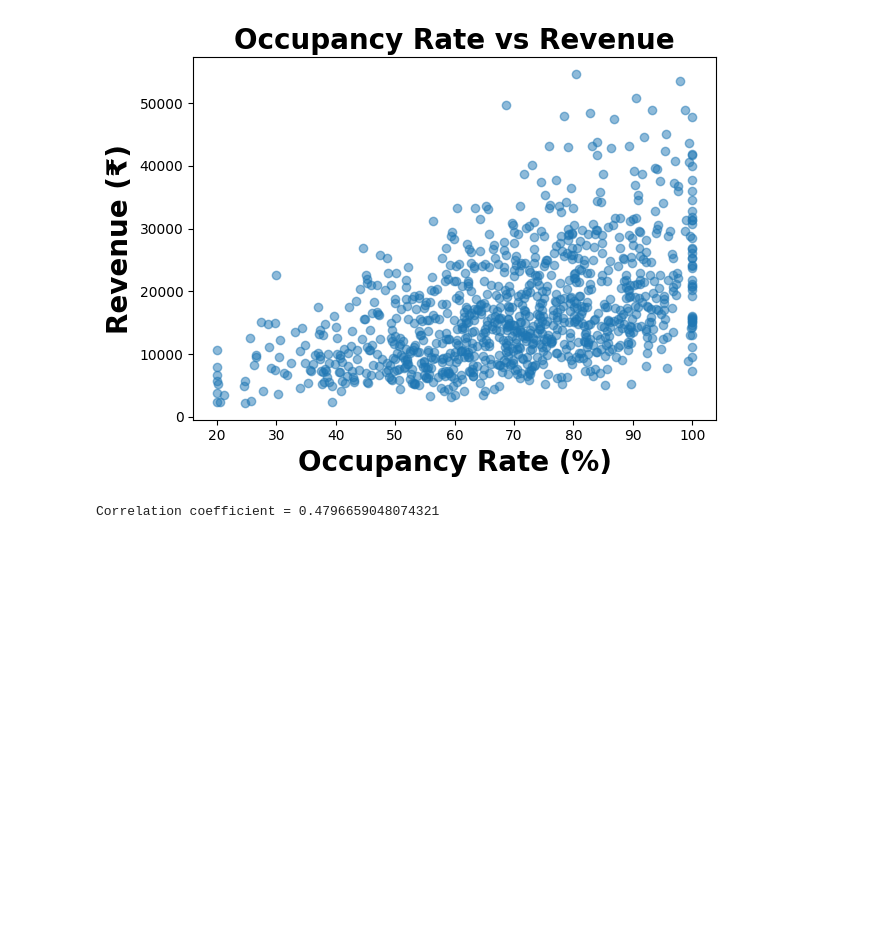
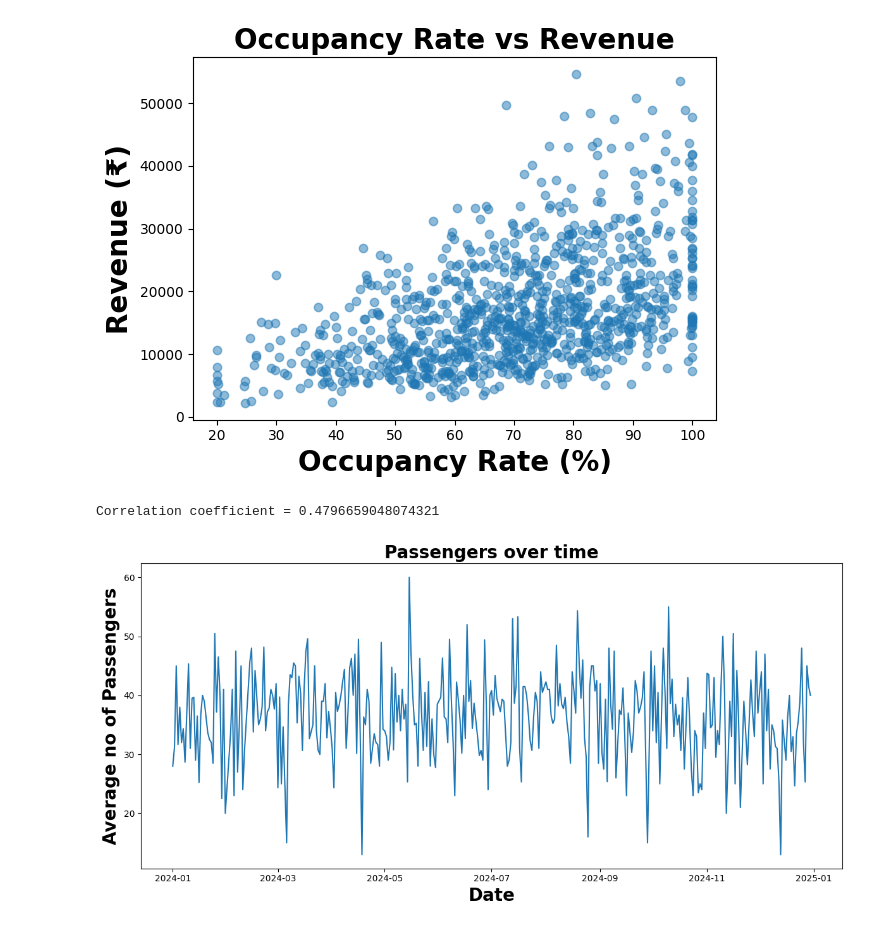
Before and after one commit to VRYeshwanth/AI-ML-Journey, a Jupyter notebook: Matplotlib Basics/Transport Data Analysis/analysis.ipynb, the cells around one changed output. Cells and saved outputs as stored; diff of their text form; code cells hidden in the pictures; blank space fills up the shorter version.

Commit message:
Line Plots

```diff
--- a/Matplotlib Basics/Transport Data Analysis/analysis.ipynb
+++ b/Matplotlib Basics/Transport Data Analysis/analysis.ipynb
@@ -263,3 +263,18 @@ print("Correlation coefficient = " +str(corr_occupancy_revenue))
 # %% [output]
 [figure]
 Correlation coefficient = 0.4796659048074321
+# %%
+daily_passengers =df.groupby("date")['passengers'].mean()
+
+plt.figure(figsize=(12,6))
+
+plt.plot(daily_passengers.index, daily_passengers.values)
+
+plt.title("Passengers over time", fontweight="bold", fontsize=20)
+plt.xlabel("Date", fontweight="bold", fontsize=20)
+plt.ylabel("Average no of Passengers", fontweight="bold", fontsize=20)
+
+plt.tight_layout()
+plt.show()
+# %% [output]
+[figure, added]
```
Also changed, not shown: parts of 2 cells of this notebook.
